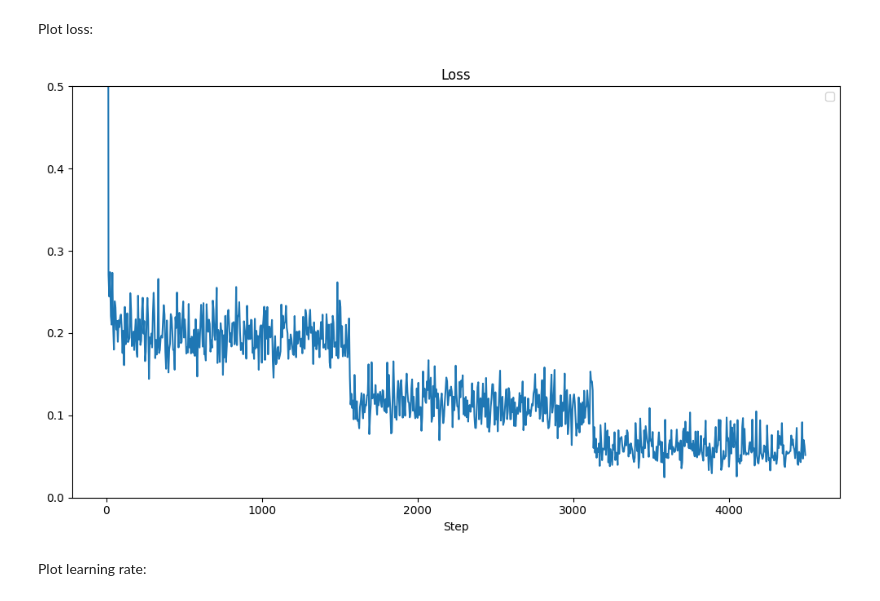
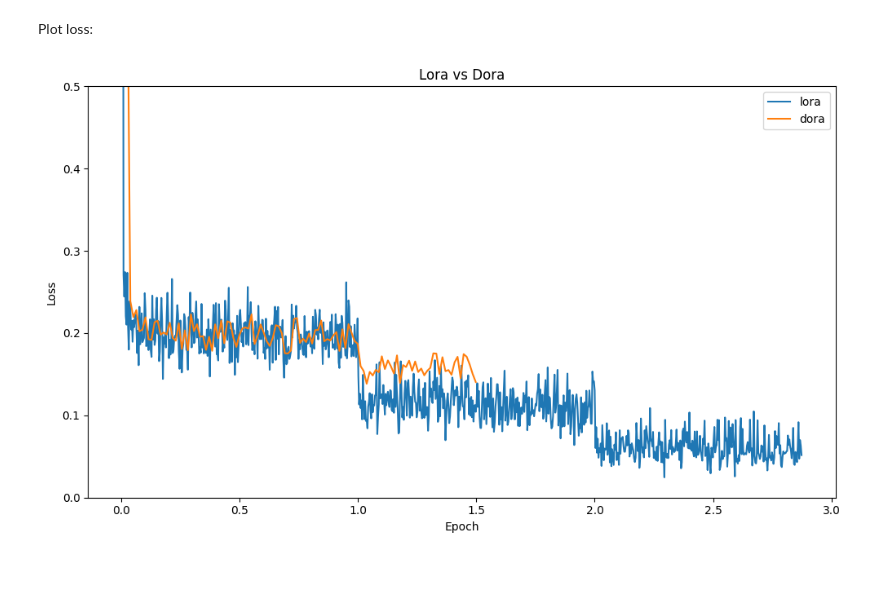
Before and after one commit to torrid-fish/llama-factory-experiment, a Jupyter notebook: scripts/plot.ipynb, the cells around one changed output. Saved outputs shown, nothing was run; the diff lists cells and outputs as text; code cells hidden in the pictures; blank space fills up the shorter version.

```diff
--- a/scripts/plot.ipynb
+++ b/scripts/plot.ipynb
@@ -35,11 +62,8 @@ Merge the result as one json file:
 # %%
-# Save results as an jsonl file
 import json
-with open("../result/LLaMA3.1-8B-Chat_lora_medmcqa.json", "w") as f:
-    f.write("{\n")
+with open("../result/LLaMA3.1-8B-Chat_dora_medmcqa.jsonl", "w") as f:
     for c, s in zip(checkpoints, scores):
-        f.write(f"  \"ckpt-{c}\": {s}, \n")
-    f.write("}")
+        f.write("{\"acc\": %f, \"ckpt\": %d, \"epoch\": %f}\n" % (s, int(c), dora_map[c]))
 # %% [markdown]
 Plot:
 # %%
@@ -70,28 +111,50 @@ trainer_log_path = "../saves/LLaMA3.1-8B-Chat/lora/trainer_log.jsonl"
 
 with open(trainer_log_path, "r") as f:
     results = [json.loads(l) for l in f.readlines()]
-    losses = [r["loss"] for r in results]
-    lrs = [r["learning_rate"] for r in results]
-    steps = [r["current_steps"] for r in results]
+    lora_losses = [r["loss"] for r in results]
+    lora_lrs = [r["learning_rate"] for r in results]
+    lora_steps = [r["current_steps"] for r in results]
+    lora_epochs = [r["epoch"] for r in results]
+
+lora_map = {}
+for e, s in zip(lora_epochs, lora_steps):
+    if int(s) % 100 == 0:
+        lora_map[s] = lora_epochs
+
+
+import json
+trainer_log_path = "../saves/LLaMA3.1-8B-Chat/dora/trainer_log.jsonl"
+
+with open(trainer_log_path, "r") as f:
+    results = [json.loads(l) for l in f.readlines()]
+    dora_losses = [r["loss"] for r in results]
+    dora_lrs = [r["learning_rate"] for r in results]
+    dora_steps = [r["current_steps"] for r in results]
+    dora_epochs = [r["epoch"] for r in results]
+
+dora_map = {}
+for e, s in zip(dora_epochs, dora_steps):
+    if int(s) % 100 == 0:
+        dora_map[s] = dora_epochs
 # %% [markdown]
 Plot loss:
 # %%
 import matplotlib.pyplot as plt
 
 # Plotting the results
 plt.figure(figsize=(10, 6))
-plt.plot(steps, losses)
+plt.plot(lora_epochs, lora_losses, label='lora')
+plt.plot(dora_epochs, dora_losses, label='dora')
 
 # Adding titles and labels
-plt.title('Loss')
-plt.xlabel('Step')
+plt.title('Lora vs Dora')
+plt.xlabel('Epoch')
+plt.ylabel('Loss')
 plt.legend()
 
 # Display the plot
 plt.tight_layout()
 plt.ylim([0, 0.5])
 plt.show()
 # %% [output]
-[figure, old version]
+[figure, new version]
-# %% [markdown]
-Plot learning rate:
```
Also changed, not shown: parts of 8 cells of this notebook, 15 other files.
